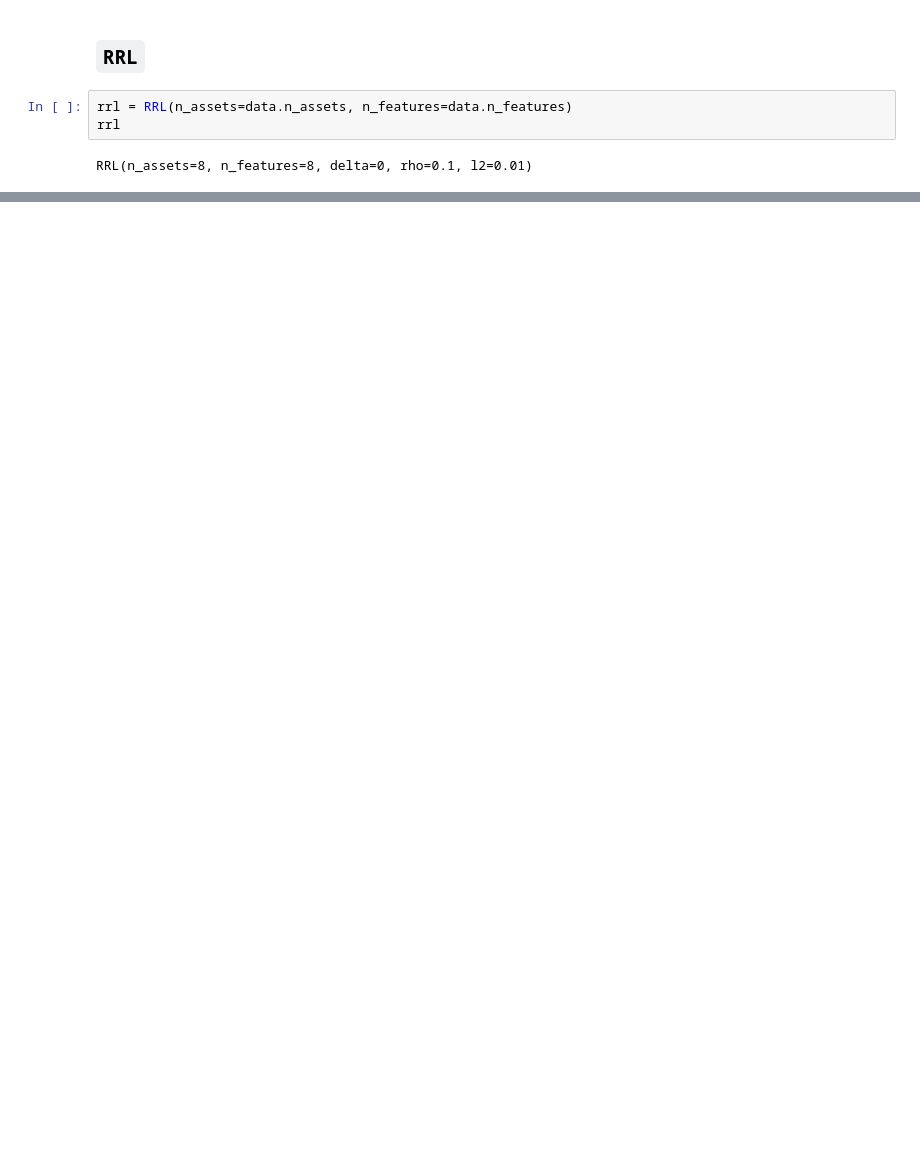
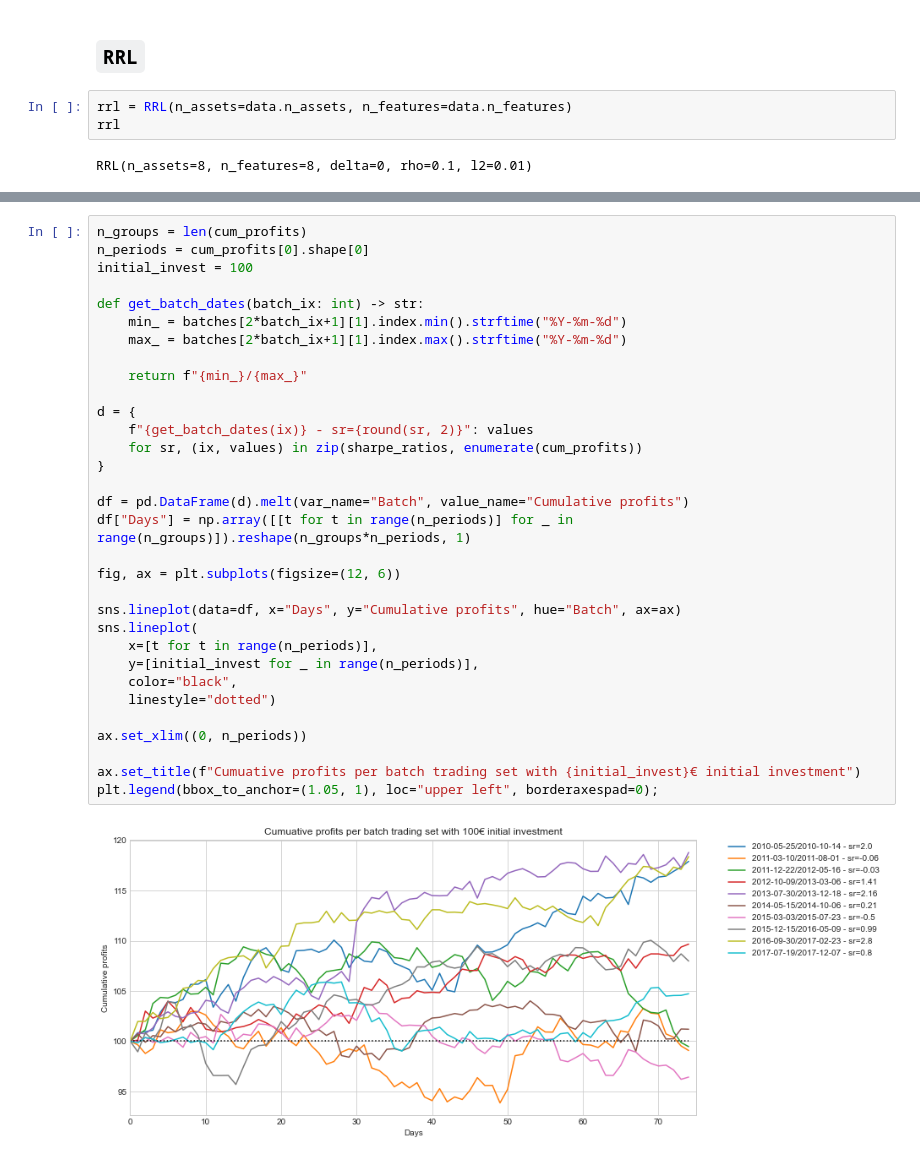
Before and after one commit to PeDiot/rrl-trading-system, a Jupyter notebook: notebook.ipynb, the cells around one changed output, grey strips where cells are left out. Cells and saved outputs as stored; diff of their text form; blank space fills up the shorter version.

Commit message:
Test trading system.

```diff
--- a/notebook.ipynb
+++ b/notebook.ipynb
@@ -78,0 +124,34 @@ sharpe_ratio=0.0965408922851956
+# %%
+n_groups = len(cum_profits)
+n_periods = cum_profits[0].shape[0]
+initial_invest = 100
+
+def get_batch_dates(batch_ix: int) -> str:
+    min_ = batches[2*batch_ix+1][1].index.min().strftime("%Y-%m-%d")
+    max_ = batches[2*batch_ix+1][1].index.max().strftime("%Y-%m-%d")
+
+    return f"{min_}/{max_}"
+
+d = {
+    f"{get_batch_dates(ix)} - sr={round(sr, 2)}": values
+    for sr, (ix, values) in zip(sharpe_ratios, enumerate(cum_profits))
+}
+
+df = pd.DataFrame(d).melt(var_name="Batch", value_name="Cumulative profits")
+df["Days"] = np.array([[t for t in range(n_periods)] for _ in range(n_groups)]).reshape(n_groups*n_periods, 1)
+
+fig, ax = plt.subplots(figsize=(12, 6))
+
+sns.lineplot(data=df, x="Days", y="Cumulative profits", hue="Batch", ax=ax)
+sns.lineplot(
+    x=[t for t in range(n_periods)],
+    y=[initial_invest for _ in range(n_periods)],
+    color="black",
+    linestyle="dotted")
+
+ax.set_xlim((0, n_periods))
+
+ax.set_title(f"Cumuative profits per batch trading set with {initial_invest}€ initial investment")
+plt.legend(bbox_to_anchor=(1.05, 1), loc="upper left", borderaxespad=0);
+# %% [output]
+[figure, added]
```
Also changed, not shown: parts of 13 cells of this notebook.
